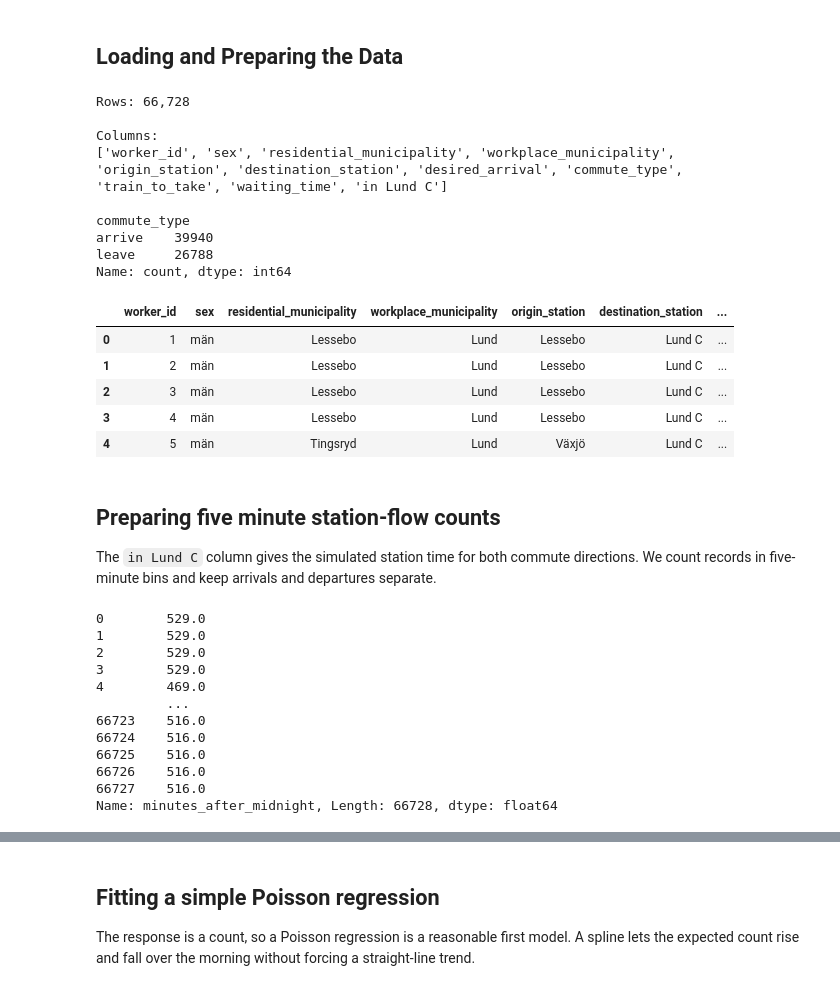
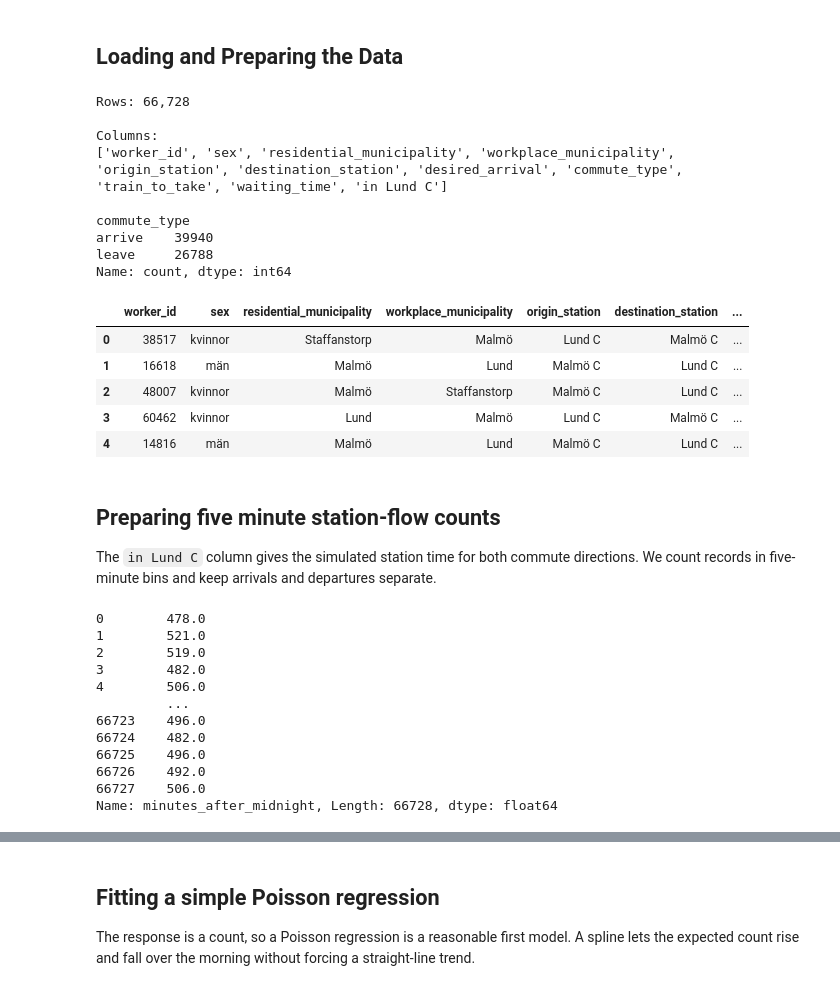
Before and after one commit to benbezz02/rush-hour-analysis, a Jupyter notebook: CommuterModelling.ipynb, the cells around one changed output, grey strips where cells are left out. Saved outputs shown, nothing was run; the diff lists cells and outputs as text; code cells hidden in the pictures.

```diff
--- a/CommuterModelling.ipynb
+++ b/CommuterModelling.ipynb
@@ -16,32 +22,34 @@ MORNING_END = "11:00:00"
 # %% [markdown]
 ## Loading and Preparing the Data
 # %%
-csv_path = Path("data/Lund_C_20261014_all_commuters.csv")
+csv_path = Path("skane/Lund_C_20261020_all_commuters.csv")
 
 df = pd.read_csv(csv_path)
+df = df.sample(frac=1, random_state=42).reset_index(drop=True) #Dataframe looks too simulated. Shuffling might help!
+
 print(f"Rows: {len(df):,}")
 print("\nColumns:")
 print(df.columns.tolist())
 print()
 print(df["commute_type"].value_counts())
 
 df.head()
 # %% [output]
 Rows: 66,728
 
 Columns:
 ['worker_id', 'sex', 'residential_municipality', 'workplace_municipality', 'origin_station', 'destination_station', 'desired_arrival', 'commute_type', 'train_to_take', 'waiting_time', 'in Lund C']
 
 commute_type
 arrive    39940
 leave     26788
 Name: count, dtype: int64
 |  | worker_id | sex | residential_municipality | workplace_municipality | origin_station | destination_station | ... |
-| 0 | 1 | män | Lessebo | Lund | Lessebo | Lund C | ... |
-| 1 | 2 | män | Lessebo | Lund | Lessebo | Lund C | ... |
-| 2 | 3 | män | Lessebo | Lund | Lessebo | Lund C | ... |
-| 3 | 4 | män | Lessebo | Lund | Lessebo | Lund C | ... |
-| 4 | 5 | män | Tingsryd | Lund | Växjö | Lund C | ... |
+| 0 | 38517 | kvinnor | Staffanstorp | Malmö | Lund C | Malmö C | ... |
+| 1 | 16618 | män | Malmö | Lund | Malmö C | Lund C | ... |
+| 2 | 48007 | kvinnor | Malmö | Staffanstorp | Malmö C | Lund C | ... |
+| 3 | 60462 | kvinnor | Lund | Malmö | Lund C | Malmö C | ... |
+| 4 | 14816 | män | Malmö | Lund | Malmö C | Lund C | ... |
 # %% [markdown]
 ## Preparing five minute station-flow counts
 
@@ -62,17 +70,17 @@ morning = df[df["minutes_after_midnight"].between(start_min, end_min, inclusive=
 
 morning["minutes_after_midnight"]
 # %% [output]
-0        529.0
-1        529.0
-2        529.0
-3        529.0
-4        469.0
+0        478.0
+1        521.0
+2        519.0
+3        482.0
+4        506.0
          ...
-66723    516.0
-66724    516.0
-66725    516.0
-66726    516.0
-66727    516.0
+66723    496.0
+66724    482.0
+66725    496.0
+66726    492.0
+66727    506.0
 Name: minutes_after_midnight, Length: 66728, dtype: float64
 # %%
 # Floor each event to its five-minute interval.
```
Also changed, not shown: parts of 6 cells of this notebook, 1 other file.
